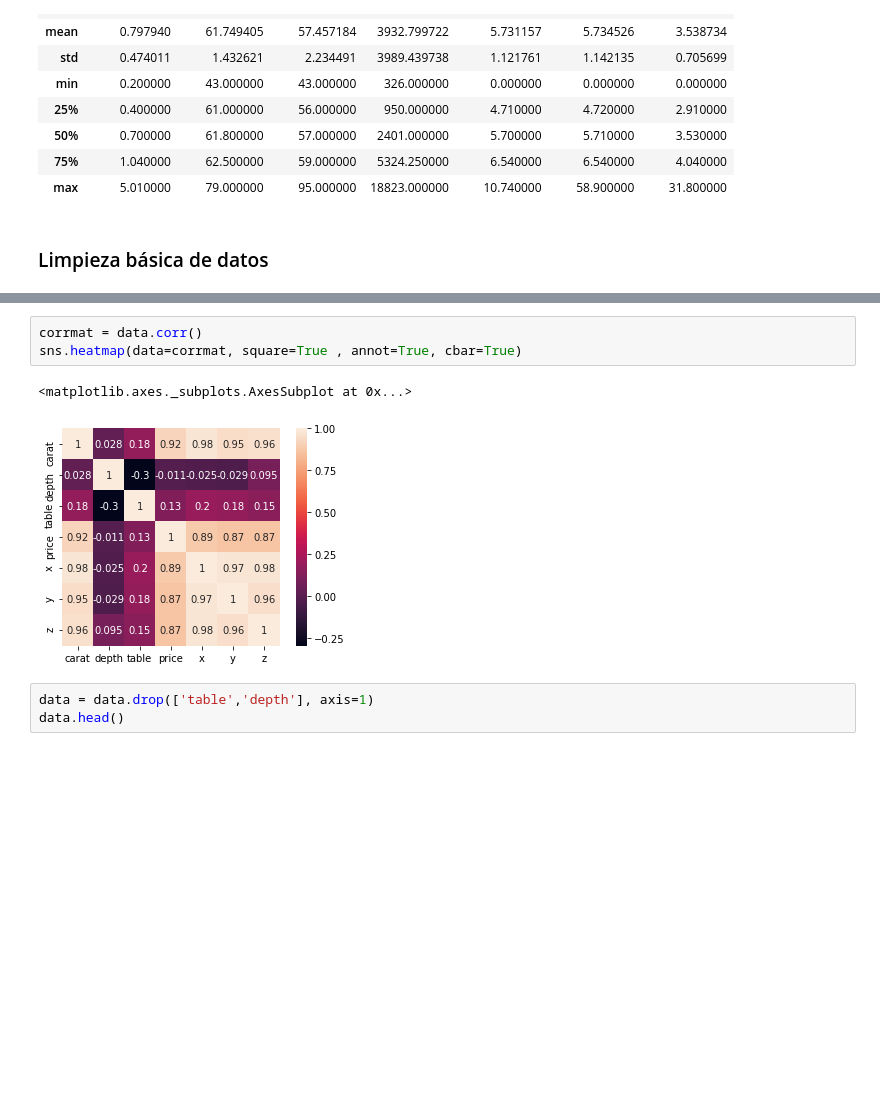
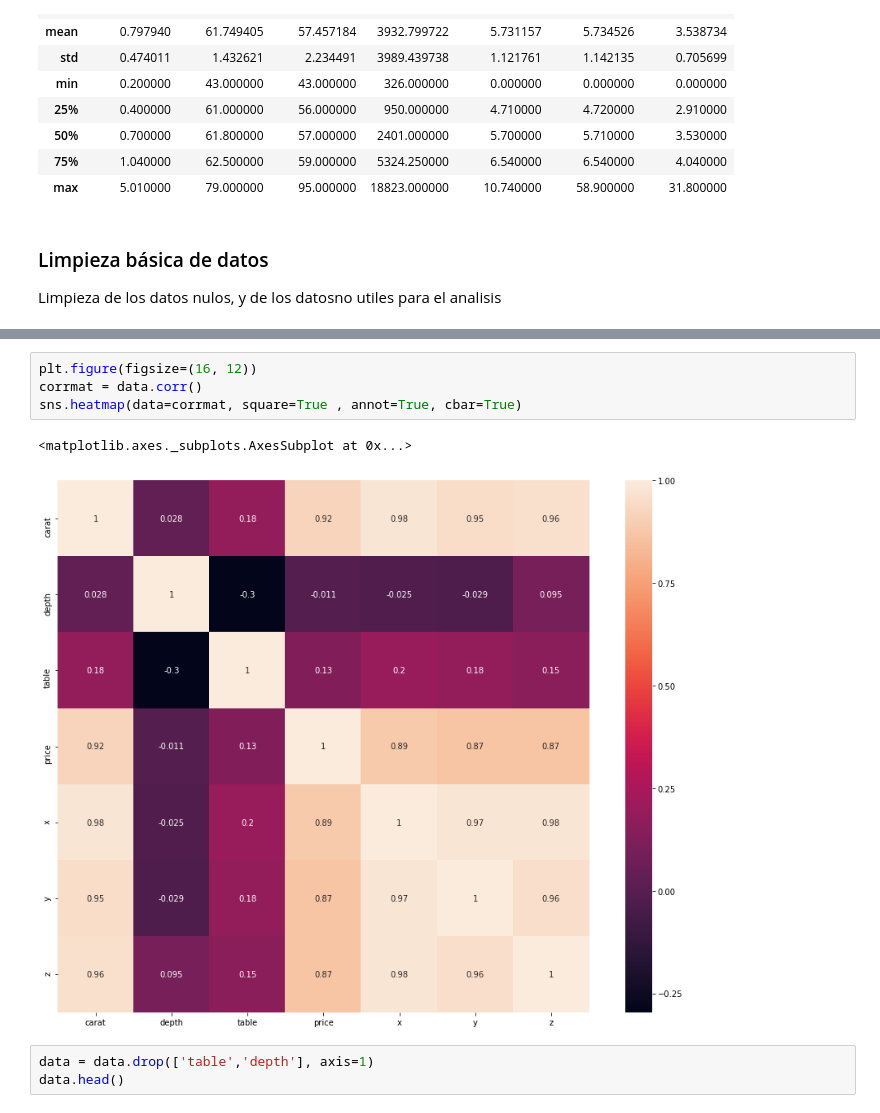
Before and after one commit to JorgeOsorio97/DiamondsPriceAnalisis, a Jupyter notebook: diamonds.ipynb, the cells around one changed output, grey strips where cells are left out. Saved outputs shown, nothing was run; the diff lists cells and outputs as text; blank space fills up the shorter version.

```diff
--- a/diamonds.ipynb
+++ b/diamonds.ipynb
@@ -361,8 +361,9 @@ data.describe()
 | 50% | 0.700000 | 61.800000 | 57.000000 | 2401.000000 | 5.700000 | 5.710000 | 3.530000 |
 | 75% | 1.040000 | 62.500000 | 59.000000 | 5324.250000 | 6.540000 | 6.540000 | 4.040000 |
 | max | 5.010000 | 79.000000 | 95.000000 | 18823.000000 | 10.740000 | 58.900000 | 31.800000 |
-# %% [markdown]
-### Limpieza básica de datos
+# %% [markdown]
+### Limpieza básica de datos
+Limpieza de los datos nulos, y de los datosno utiles para el analisis
 # %%
 data = data.drop(data.loc[data['x']<=0].index)
 data = data.drop(data.loc[data['y']<=0].index)
@@ -385,11 +386,12 @@ z          53920 non-null float64
 dtypes: float64(6), int64(1), object(3)
 memory usage: 3.9+ MB
 # %%
+plt.figure(figsize=(16, 12))
 corrmat = data.corr()
 sns.heatmap(data=corrmat, square=True , annot=True, cbar=True)
 # %% [output]
 <matplotlib.axes._subplots.AxesSubplot at 0x...>
-[figure, old version]
+[figure, new version]
 # %%
 data = data.drop(['table','depth'], axis=1)
 data.head()
```
Also changed, not shown: parts of 9 cells of this notebook.
